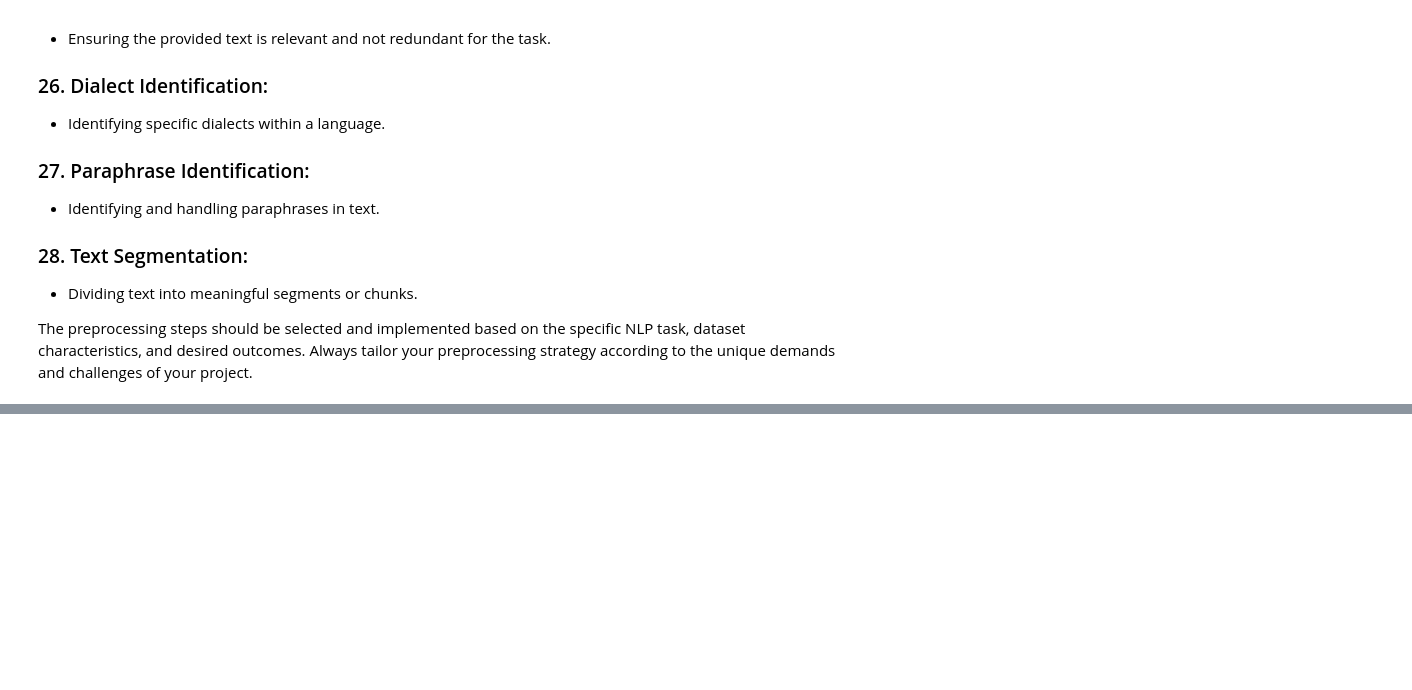
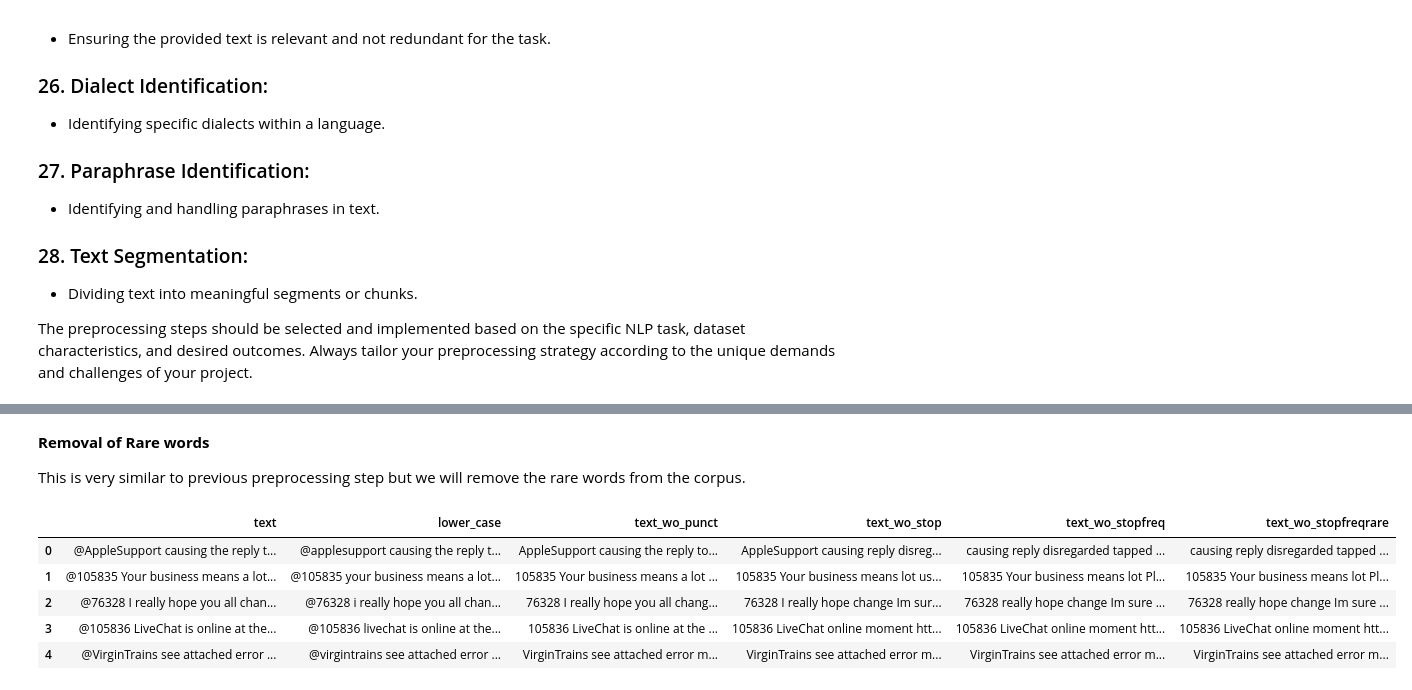
Before and after one commit to SKumarAshutosh/natural-language-processing, a Jupyter notebook: Preprocessing_NLP.ipynb, the cells around one changed output, grey strips where cells are left out. Cells and saved outputs as stored; diff of their text form; code cells hidden in the pictures; blank space fills up the shorter version.

```diff
--- a/Preprocessing_NLP.ipynb
+++ b/Preprocessing_NLP.ipynb
@@ -275,0 +372,2 @@ The preprocessing steps should be selected and implemented based on the specific
+# %%
+filter_df['lower_case'] = filter_df['text'].str.lower()
@@ -275,0 +436,8 @@ The preprocessing steps should be selected and implemented based on the specific
+# %%
+STOPWORDS = set(stopwords.words('english'))
+def remove_stopwords(text):
+    """custom function to remove the stopwords"""
+    return " ".join([word for word in str(text).split() if word not in STOPWORDS])
+
+filter_df["text_wo_stop"] = filter_df["text_wo_punct"].apply(lambda text: remove_stopwords(text))
+filter_df.head()
@@ -275,0 +461,8 @@ The preprocessing steps should be selected and implemented based on the specific
+# %%
+from collections import Counter
+cnt = Counter()
+for text in filter_df["text_wo_stop"].values:
+    for word in text.split():
+        cnt[word] += 1
+
+cnt.most_common(10)
@@ -275,0 +480,8 @@ The preprocessing steps should be selected and implemented based on the specific
+# %%
+FREQWORDS = set([w for (w, wc) in cnt.most_common(10)])
+def remove_freqwords(text):
+    """custom function to remove the frequent words"""
+    return " ".join([word for word in str(text).split() if word not in FREQWORDS])
+
+filter_df["text_wo_stopfreq"] = filter_df["text_wo_stop"].apply(lambda text: remove_freqwords(text))
+filter_df.head()
@@ -275,0 +495,24 @@ The preprocessing steps should be selected and implemented based on the specific
+# %% [markdown]
+**Removal of Rare words**
+
+
+This is very similar to previous preprocessing step but we will remove the rare words from the corpus.
+# %%
+# Drop the two columns which are no more needed
+#filter_df.drop(["text_wo_punct", "text_wo_stop"], axis=1, inplace=True)
+
+n_rare_words = 10
+RAREWORDS = set([w for (w, wc) in cnt.most_common()[:-n_rare_words-1:-1]])
+def remove_rarewords(text):
+    """custom function to remove the rare words"""
+    return " ".join([word for word in str(text).split() if word not in RAREWORDS])
+
+filter_df["text_wo_stopfreqrare"] = filter_df["text_wo_stopfreq"].apply(lambda text: remove_rarewords(text))
+filter_df.head()
+# %% [output]
+|  | text | lower_case | text_wo_punct | text_wo_stop | text_wo_stopfreq | text_wo_stopfreqrare |
+| 0 | @AppleSupport causing the reply t... | @applesupport causing the reply t... | AppleSupport causing the reply to... | AppleSupport causing reply disreg... | causing reply disregarded tapped ... | causing reply disregarded tapped ... |
+| 1 | @105835 Your business means a lot... | @105835 your business means a lot... | 105835 Your business means a lot ... | 105835 Your business means lot us... | 105835 Your business means lot Pl... | 105835 Your business means lot Pl... |
+| 2 | @76328 I really hope you all chan... | @76328 i really hope you all chan... | 76328 I really hope you all chang... | 76328 I really hope change Im sur... | 76328 really hope change Im sure ... | 76328 really hope change Im sure ... |
+| 3 | @105836 LiveChat is online at the... | @105836 livechat is online at the... | 105836 LiveChat is online at the ... | 105836 LiveChat online moment htt... | 105836 LiveChat online moment htt... | 105836 LiveChat online moment htt... |
+| 4 | @VirginTrains see attached error ... | @virgintrains see attached error ... | VirginTrains see attached error m... | VirginTrains see attached error m... | VirginTrains see attached error m... | VirginTrains see attached error m... |
```
Also changed, not shown: parts of 64 cells of this notebook.
